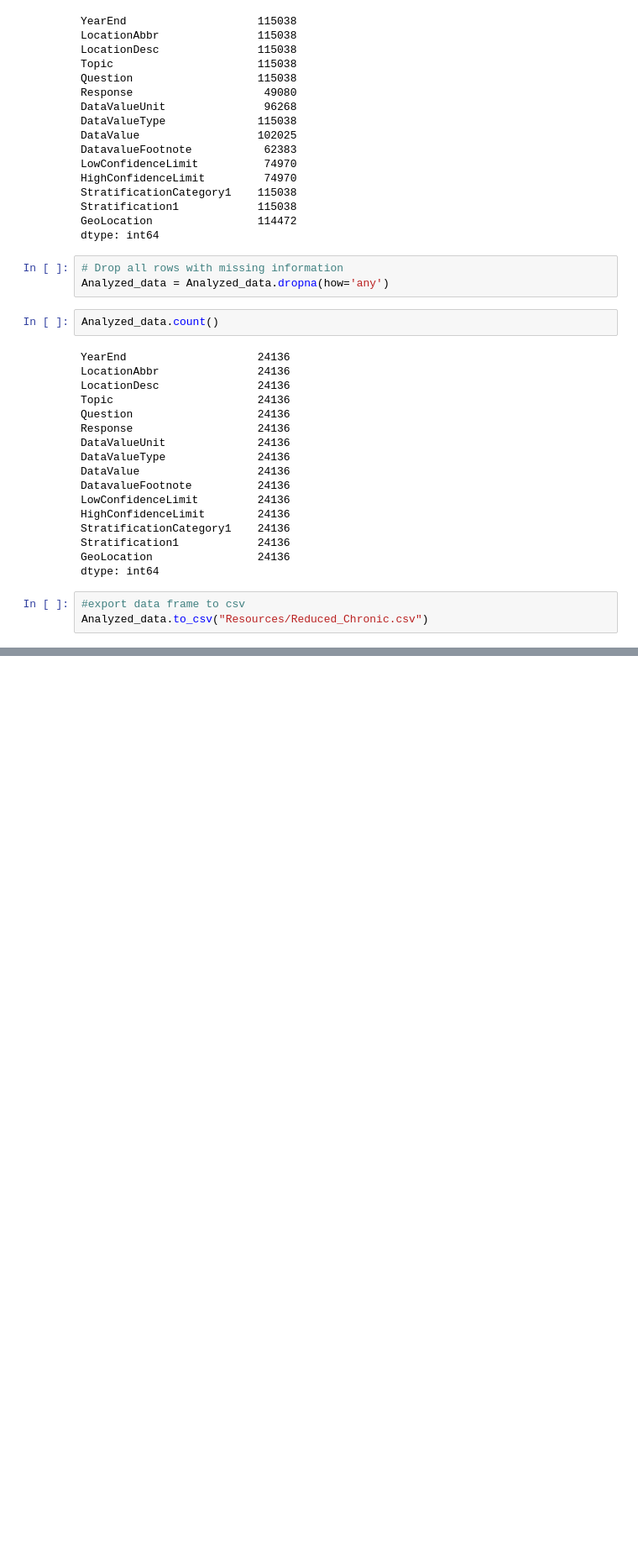
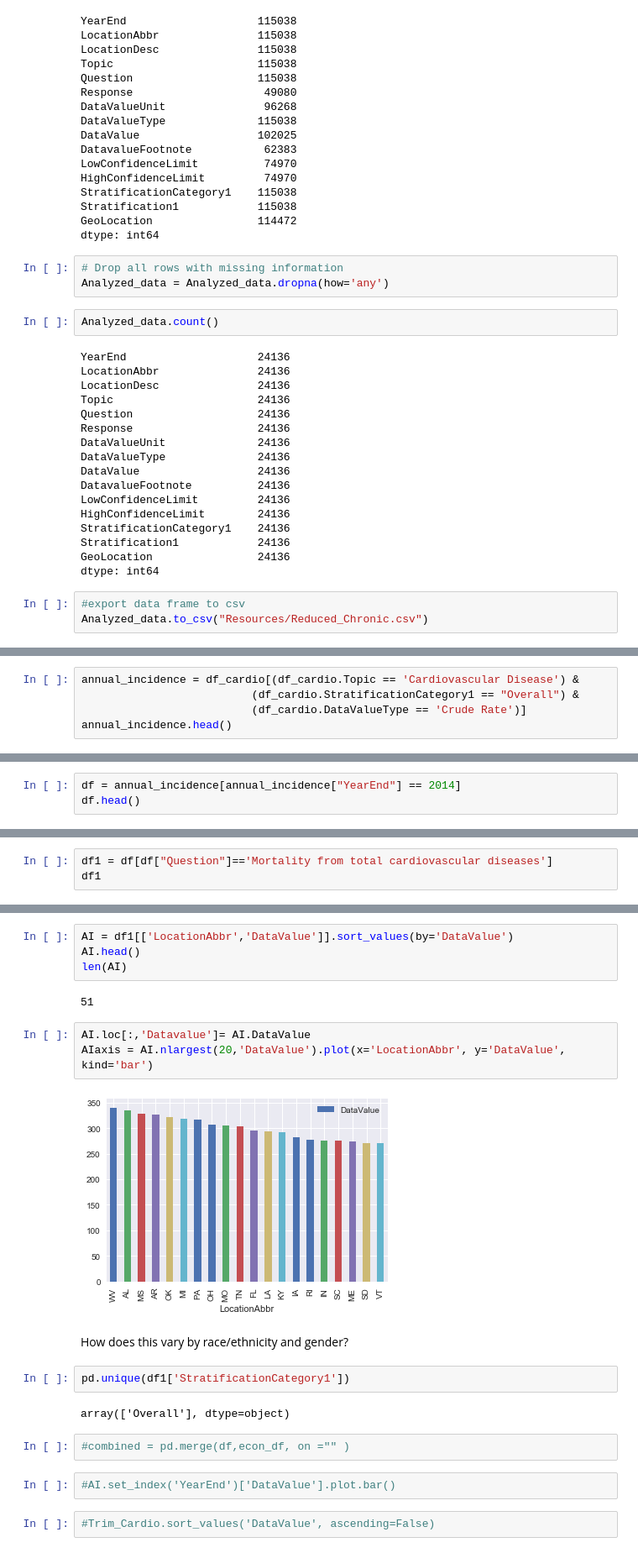
Before and after one commit to ByronIAllen/DataAnalysis_Project1, a Jupyter notebook: Chronic Disease.ipynb, the cells around one changed output, grey strips where cells are left out. Shown at 84% size. Cells and saved outputs as stored; diff of their text form; blank space fills up the shorter version.

```diff
--- a/Chronic Disease.ipynb
+++ b/Chronic Disease.ipynb
@@ -430,0 +469,5 @@ Analyzed_data1.head()
+# %%
+annual_incidence = df_cardio[(df_cardio.Topic == 'Cardiovascular Disease') &
+                          (df_cardio.StratificationCategory1 == "Overall") &
+                          (df_cardio.DataValueType == 'Crude Rate')]
+annual_incidence.head()
@@ -430,0 +481,3 @@ Analyzed_data1.head()
+# %%
+df = annual_incidence[annual_incidence["YearEnd"] == 2014]
+df.head()
@@ -430,0 +491,3 @@ Analyzed_data1.head()
+# %%
+df1 = df[df["Question"]=='Mortality from total cardiovascular diseases']
+df1
@@ -430,0 +512,23 @@ Analyzed_data1.head()
+# %%
+AI = df1[['LocationAbbr','DataValue']].sort_values(by='DataValue')
+AI.head()
+len(AI)
+# %% [output]
+51
+# %%
+AI.loc[:,'Datavalue']= AI.DataValue
+AIaxis = AI.nlargest(20,'DataValue').plot(x='LocationAbbr', y='DataValue', kind='bar')
+# %% [output]
+[figure, added]
+# %% [markdown]
+How does this vary by race/ethnicity and gender?
+# %%
+pd.unique(df1['StratificationCategory1'])
+# %% [output]
+array(['Overall'], dtype=object)
+# %%
+#combined = pd.merge(df,econ_df, on ="" )
+# %%
+#AI.set_index('YearEnd')['DataValue'].plot.bar()
+# %%
+#Trim_Cardio.sort_values('DataValue', ascending=False)
```
Also changed, not shown: parts of 12 cells of this notebook, 4 other files.
